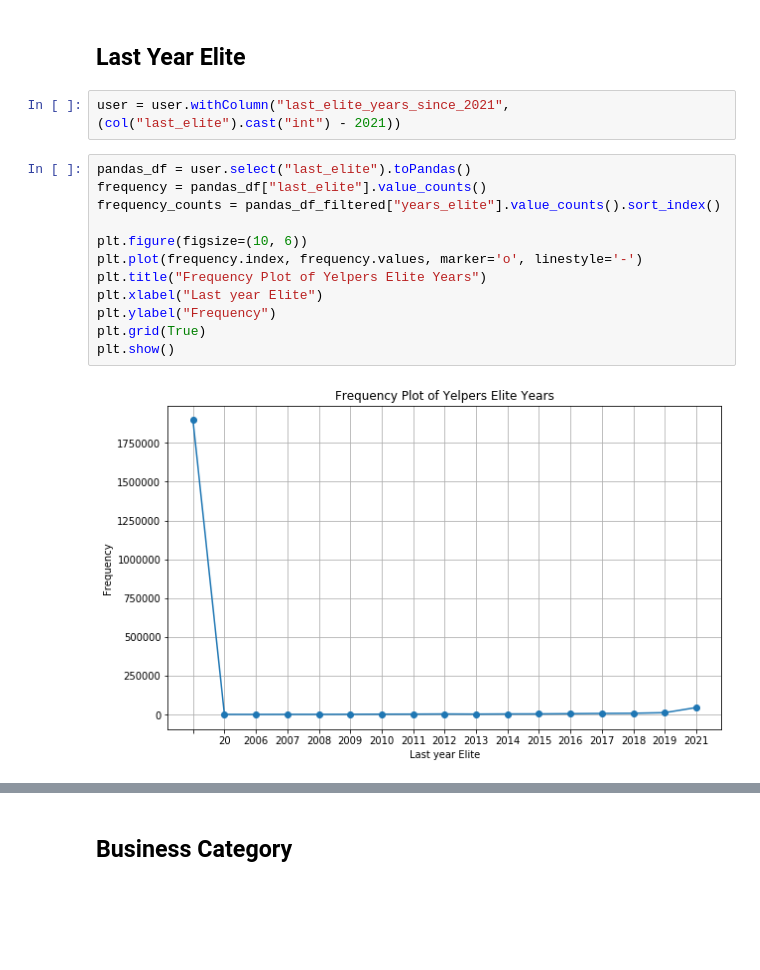
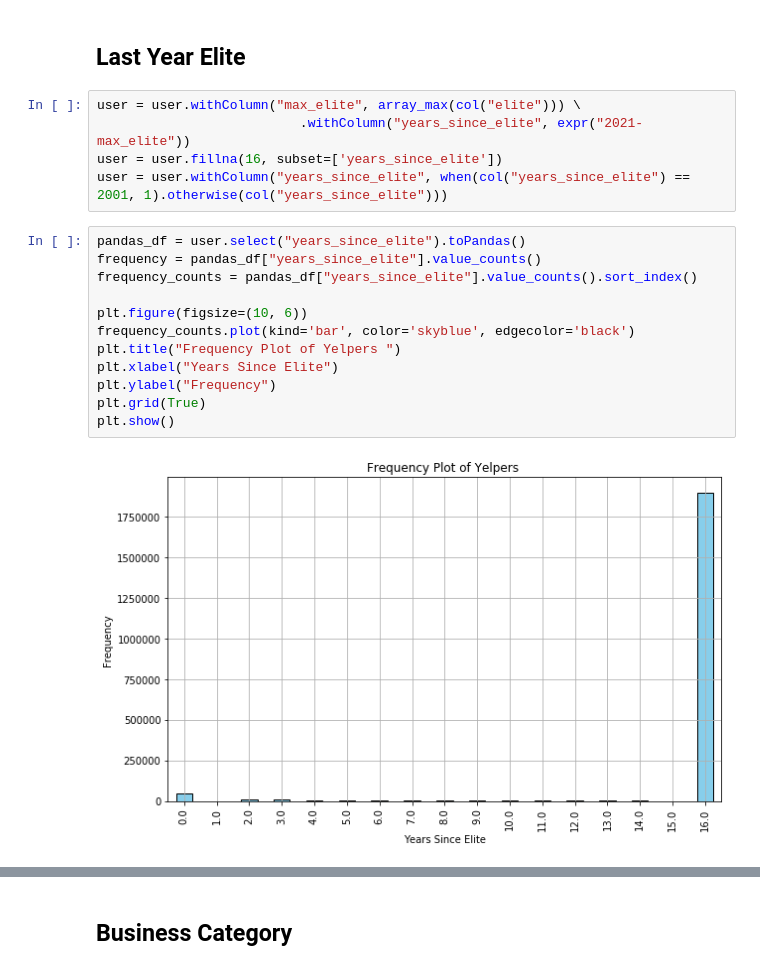
Before and after one commit to aquagz5/Social_Networking_Project, a Jupyter notebook: Feature-Engineering.ipynb, the cells around one changed output, grey strips where cells are left out. Cells and saved outputs as stored; diff of their text form; blank space fills up the shorter version.

```diff
--- a/Feature-Engineering.ipynb
+++ b/Feature-Engineering.ipynb
@@ -79,19 +79,22 @@ plt.show()
 [figure]
 # %% [markdown]
 ## Last Year Elite
-# %%
-user = user.withColumn("last_elite_years_since_2021", (col("last_elite").cast("int") - 2021))
+# %%
+user = user.withColumn("max_elite", array_max(col("elite"))) \
+                          .withColumn("years_since_elite", expr("2021-max_elite"))
+user = user.fillna(16, subset=['years_since_elite'])
+user = user.withColumn("years_since_elite", when(col("years_since_elite") == 2001, 1).otherwise(col("years_since_elite")))
 # %%
-pandas_df = user.select("last_elite").toPandas()
-frequency = pandas_df["last_elite"].value_counts()
-frequency_counts = pandas_df_filtered["years_elite"].value_counts().sort_index()
+pandas_df = user.select("years_since_elite").toPandas()
+frequency = pandas_df["years_since_elite"].value_counts()
+frequency_counts = pandas_df["years_since_elite"].value_counts().sort_index()
 
 plt.figure(figsize=(10, 6))
-plt.plot(frequency.index, frequency.values, marker='o', linestyle='-')
-plt.title("Frequency Plot of Yelpers Elite Years")
-plt.xlabel("Last year Elite")
+frequency_counts.plot(kind='bar', color='skyblue', edgecolor='black')
+plt.title("Frequency Plot of Yelpers ")
+plt.xlabel("Years Since Elite")
 plt.ylabel("Frequency")
 plt.grid(True)
 plt.show()
 # %% [output]
-[figure, old version]
+[figure, new version]
```
Also changed, not shown: parts of 13 cells of this notebook.
